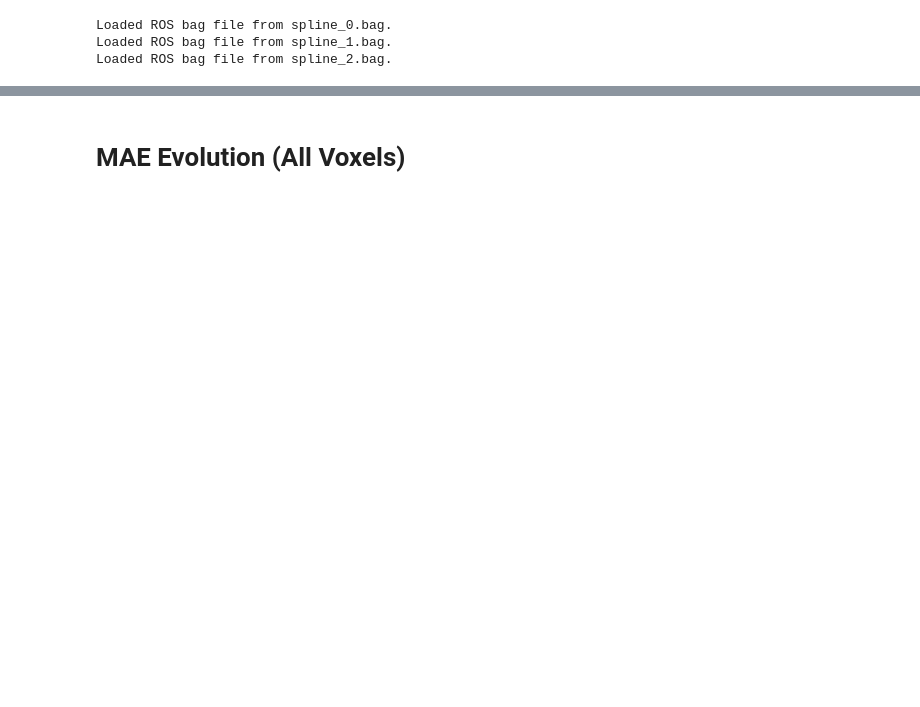
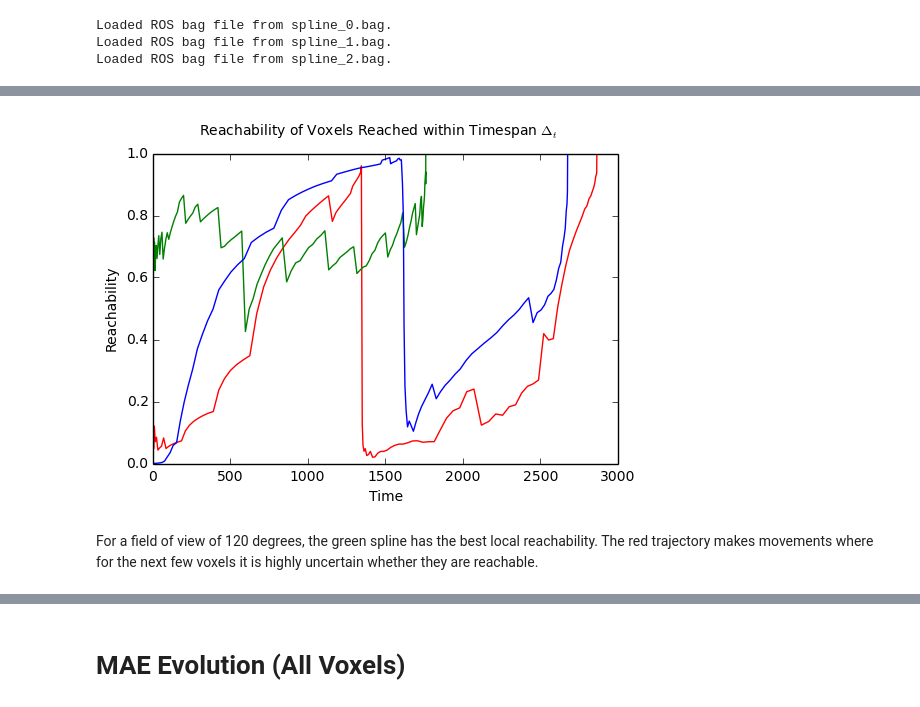
Before and after one commit to pnvyshnav/smap_PD, a Jupyter notebook: stats/TrajectoryEvaluation.ipynb, the cells around one changed output, grey strips where cells are left out. Cells and saved outputs as stored; diff of their text form; code cells hidden in the pictures; blank space fills up the shorter version.

```diff
--- a/stats/TrajectoryEvaluation.ipynb
+++ b/stats/TrajectoryEvaluation.ipynb
@@ -31,0 +39,13 @@ The trajectories look as follows:
+# %%
+%matplotlib inline
+colors = ["r", "g", "b"]
+ax = plt.subplot(111)
+plt.suptitle("Reachability of Voxels Reached within Timespan $\Delta_t$")
+ax.set_xlabel("Time")
+ax.set_ylabel("Reachability")
+for i, spline in enumerate(splines):
+    ax.plot(spline.trajectoryTime, spline.trajectoryFutureReachability, label=beliefName, c=colors[i%len(colors)])
+# %% [output]
+[figure, added]
+# %% [markdown]
+For a field of view of 120 degrees, the green spline has the best local reachability. The red trajectory makes movements where for the next few voxels it is highly uncertain whether they are reachable.
```
Also changed, not shown: parts of 19 cells of this notebook, 11 other files.
